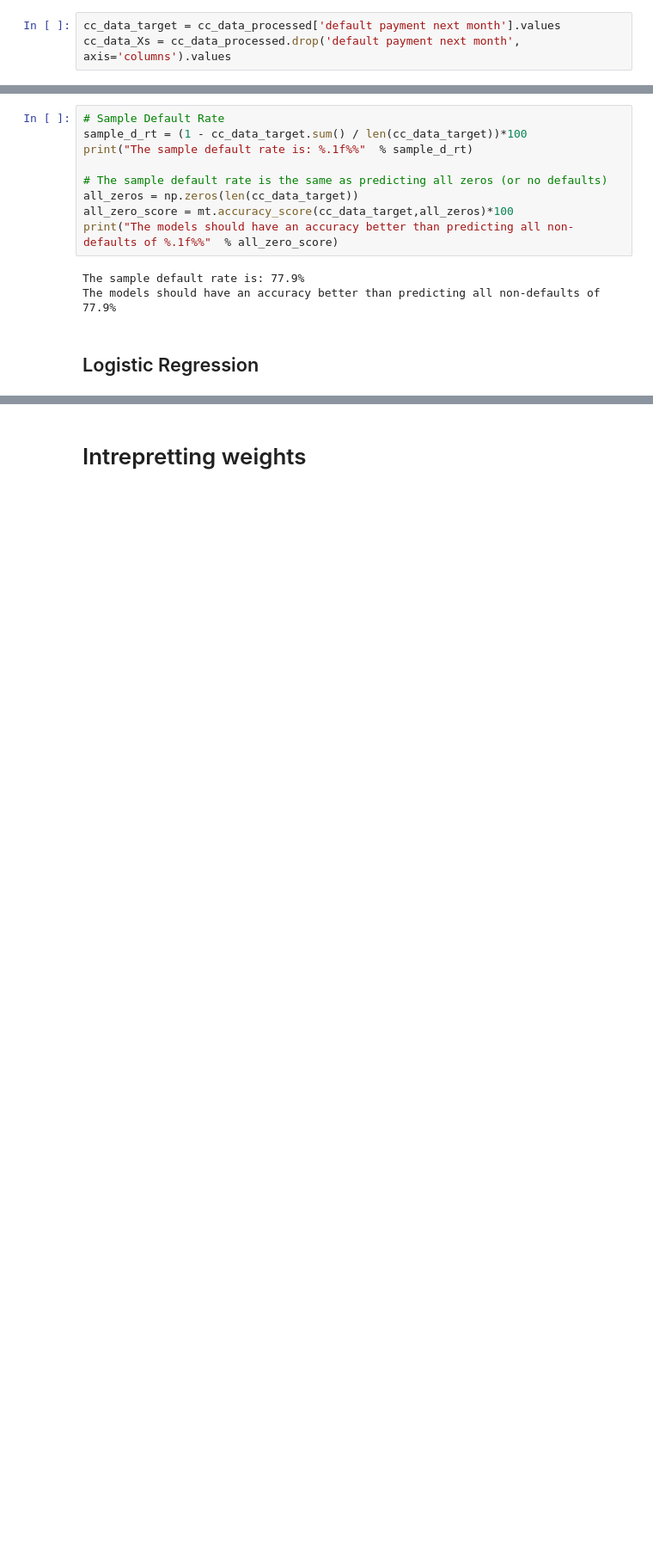
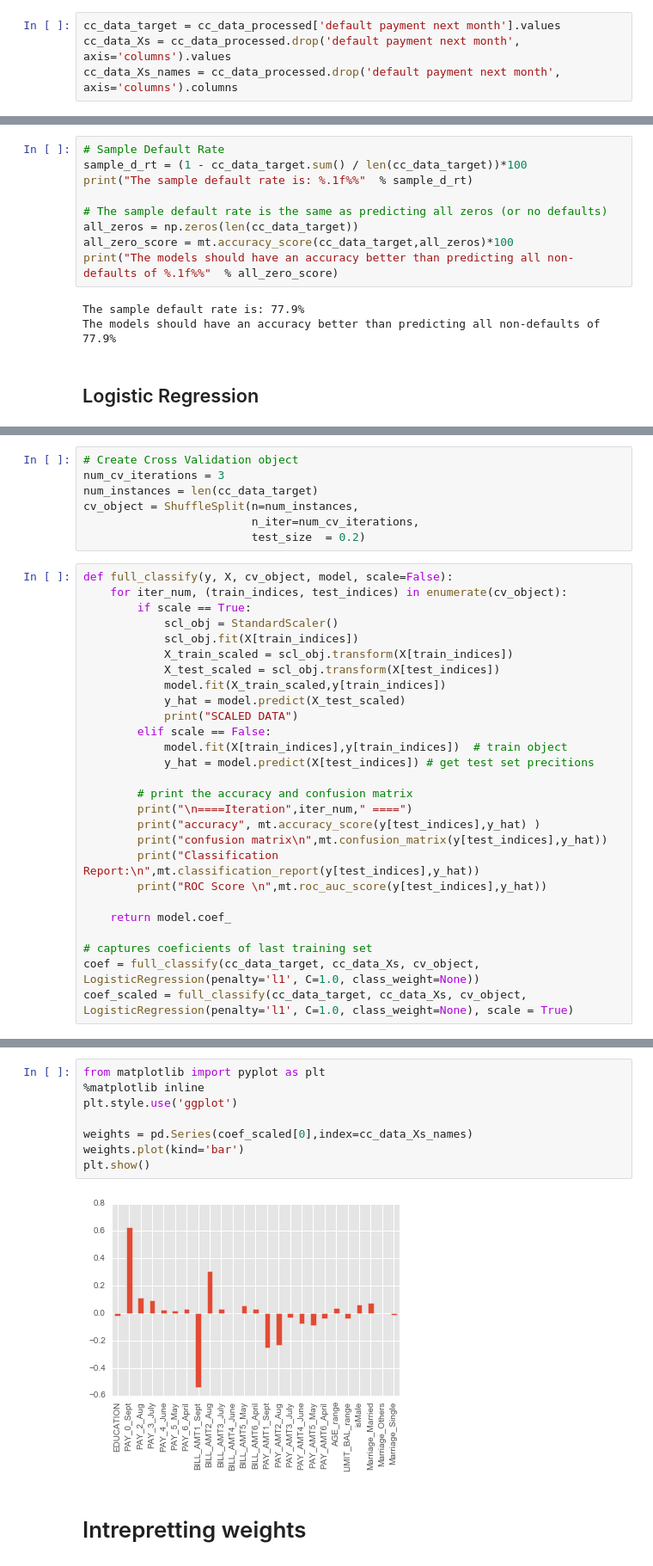
Before and after one commit to rlshuhart/MSDS7331_Mini-Lab, a Jupyter notebook: Mini Project.ipynb, the cells around one changed output, grey strips where cells are left out. Shown: that part at 86% size. Cells and saved outputs as stored; diff of their text form; blank space fills up the shorter version.

Commit message:
add function to output the coefficients and plotted coefficients on scaled data. other cleanup

```diff
--- a/Mini Project.ipynb
+++ b/Mini Project.ipynb
@@ -132,6 +134,7 @@ None
 # %%
 cc_data_target = cc_data_processed['default payment next month'].values
 cc_data_Xs = cc_data_processed.drop('default payment next month', axis='columns').values
+cc_data_Xs_names = cc_data_processed.drop('default payment next month', axis='columns').columns
 # %% [markdown]
 # Prediction Models
 # %%
@@ -211,0 +220,34 @@ mt.accuracy_score(p,all_zeros)*100
+# %%
+# Create Cross Validation object
+num_cv_iterations = 3
+num_instances = len(cc_data_target)
+cv_object = ShuffleSplit(n=num_instances,
+                         n_iter=num_cv_iterations,
+                         test_size  = 0.2)
+# %%
+def full_classify(y, X, cv_object, model, scale=False):
+    for iter_num, (train_indices, test_indices) in enumerate(cv_object):
+        if scale == True:
+            scl_obj = StandardScaler()
+            scl_obj.fit(X[train_indices])
+            X_train_scaled = scl_obj.transform(X[train_indices])
+            X_test_scaled = scl_obj.transform(X[test_indices])
+            model.fit(X_train_scaled,y[train_indices])
+            y_hat = model.predict(X_test_scaled)
+            print("SCALED DATA")
+        elif scale == False:
+            model.fit(X[train_indices],y[train_indices])  # train object
+            y_hat = model.predict(X[test_indices]) # get test set precitions
+
+        # print the accuracy and confusion matrix
+        print("\n====Iteration",iter_num," ====")
+        print("accuracy", mt.accuracy_score(y[test_indices],y_hat) )
+        print("confusion matrix\n",mt.confusion_matrix(y[test_indices],y_hat))
+        print("Classification Report:\n",mt.classification_report(y[test_indices],y_hat))
+        print("ROC Score \n",mt.roc_auc_score(y[test_indices],y_hat))
+
+    return model.coef_
+
+# captures coeficients of last training set
+coef = full_classify(cc_data_target, cc_data_Xs, cv_object, LogisticRegression(penalty='l1', C=1.0, class_weight=None))
+coef_scaled = full_classify(cc_data_target, cc_data_Xs, cv_object, LogisticRegression(penalty='l1', C=1.0, class_weight=None), scale = True)
@@ -212,3 +349,13 @@ mt.accuracy_score(p,all_zeros)*100
+# %%
+from matplotlib import pyplot as plt
+%matplotlib inline
+plt.style.use('ggplot')
+
+weights = pd.Series(coef_scaled[0],index=cc_data_Xs_names)
+weights.plot(kind='bar')
+plt.show()
+# %% [output]
+[figure, added]
 # %% [markdown]
 # Intrepretting weights
 # %%
```
Also changed, not shown: parts of 15 cells of this notebook.
